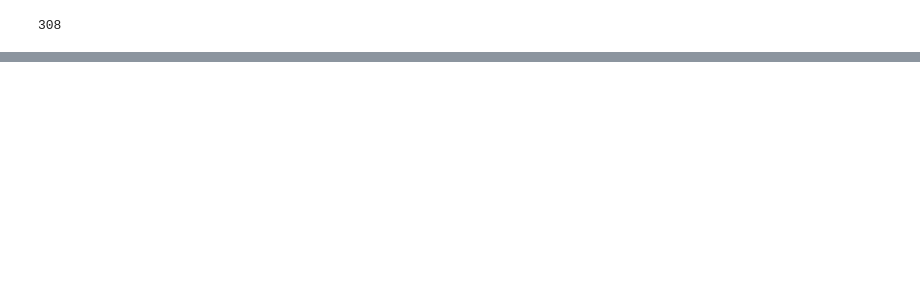
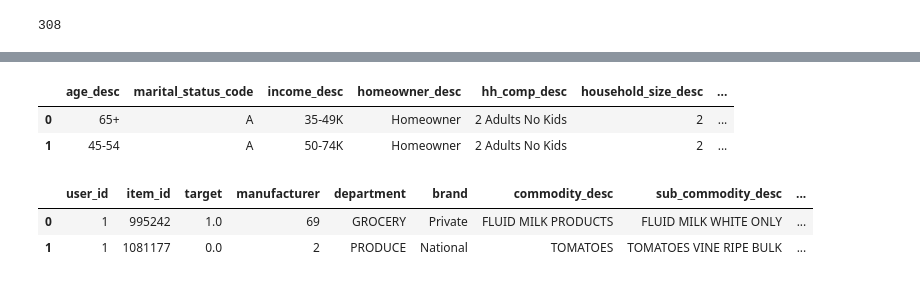
Before and after one commit to VokiVon-P/GB_recommendation, a Jupyter notebook: rr_project/rr_project.ipynb, the cells around one changed output, grey strips where cells are left out. Drawn from its saved outputs; the diff is of its cells as text; code cells hidden in the pictures; blank space fills up the shorter version.

```diff
--- a/rr_project/rr_project.ipynb
+++ b/rr_project/rr_project.ipynb
@@ -193,0 +323,5 @@ r_als.apply(lambda row: money_precision_at_k(row['recomendation'], row['actual']
+# %%
+# рекомендованные кандидаты
+users_lvl_2 = res_val.loc[:, ['user_id', 'recomendation']]
+users_lvl_2.rename(columns={'recomendation': 'candidates'}, inplace=True)
+users_lvl_2.head(2)
@@ -193,0 +332,14 @@ r_als.apply(lambda row: money_precision_at_k(row['recomendation'], row['actual']
+# %%
+%%time
+
+# разворачиваем кандидатов в один общий список
+s = users_lvl_2.apply(lambda x: pd.Series(x['candidates']), axis=1)
+s= s.stack().reset_index(level=1, drop=True)
+s.name = 'item_id'
+print(s.shape)
+
+# и джойним по индексу, предварительно дропнув исходных кандидатов
+users_lvl_2 = users_lvl_2.drop('candidates', axis=1).join(s)
+users_lvl_2['drop'] = 1  # фиктивная пересенная
+
+users_lvl_2.shape
@@ -193,0 +351,10 @@ r_als.apply(lambda row: money_precision_at_k(row['recomendation'], row['actual']
+# %%
+# джойним кандидатов и реальные покупки и проставляем флаг таргета (угадали(1) или нет(0))
+
+targets_lvl_2 = data_val[['user_id', 'item_id']].copy()
+targets_lvl_2['target'] = 1  # тут только покупки
+
+targets_lvl_2 = users_lvl_2.merge(targets_lvl_2, on=['user_id', 'item_id'], how='left')
+
+targets_lvl_2['target'].fillna(0, inplace= True)
+targets_lvl_2.drop('drop', axis=1, inplace=True)
@@ -193,0 +385,18 @@ r_als.apply(lambda row: money_precision_at_k(row['recomendation'], row['actual']
+# %%
+user_features = pd.read_csv('../data/hh_demographic.csv')
+user_features.columns = [col.lower() for col in user_features.columns]
+user_features.rename(columns={'household_key': 'user_id'}, inplace=True)
+user_features.head(2)
+# %% [output]
+|  | age_desc | marital_status_code | income_desc | homeowner_desc | hh_comp_desc | household_size_desc | ... |
+| 0 | 65+ | A | 35-49K | Homeowner | 2 Adults No Kids | 2 | ... |
+| 1 | 45-54 | A | 50-74K | Homeowner | 2 Adults No Kids | 2 | ... |
+# %%
+targets_lvl_2 = targets_lvl_2.merge(item_features, on='item_id', how='left')
+targets_lvl_2 = targets_lvl_2.merge(user_features, on='user_id', how='left')
+
+targets_lvl_2.head(2)
+# %% [output]
+|  | user_id | item_id | target | manufacturer | department | brand | commodity_desc | sub_commodity_desc | ... |
+| 0 | 1 | 995242 | 1.0 | 69 | GROCERY | Private | FLUID MILK PRODUCTS | FLUID MILK WHITE ONLY | ... |
+| 1 | 1 | 1081177 | 0.0 | 2 | PRODUCE | National | TOMATOES | TOMATOES VINE RIPE BULK | ... |
```
Also changed, not shown: parts of 54 cells of this notebook, 2 other files.
